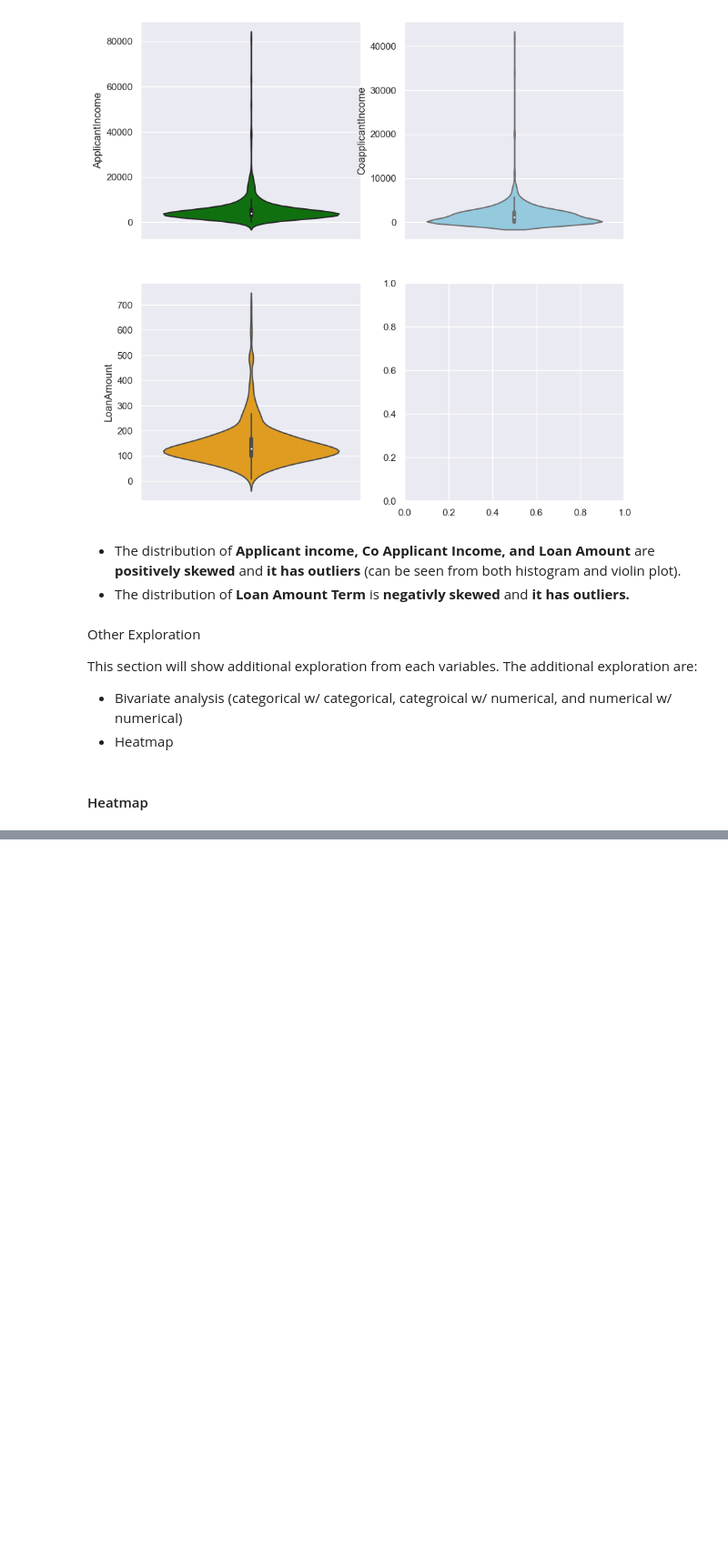
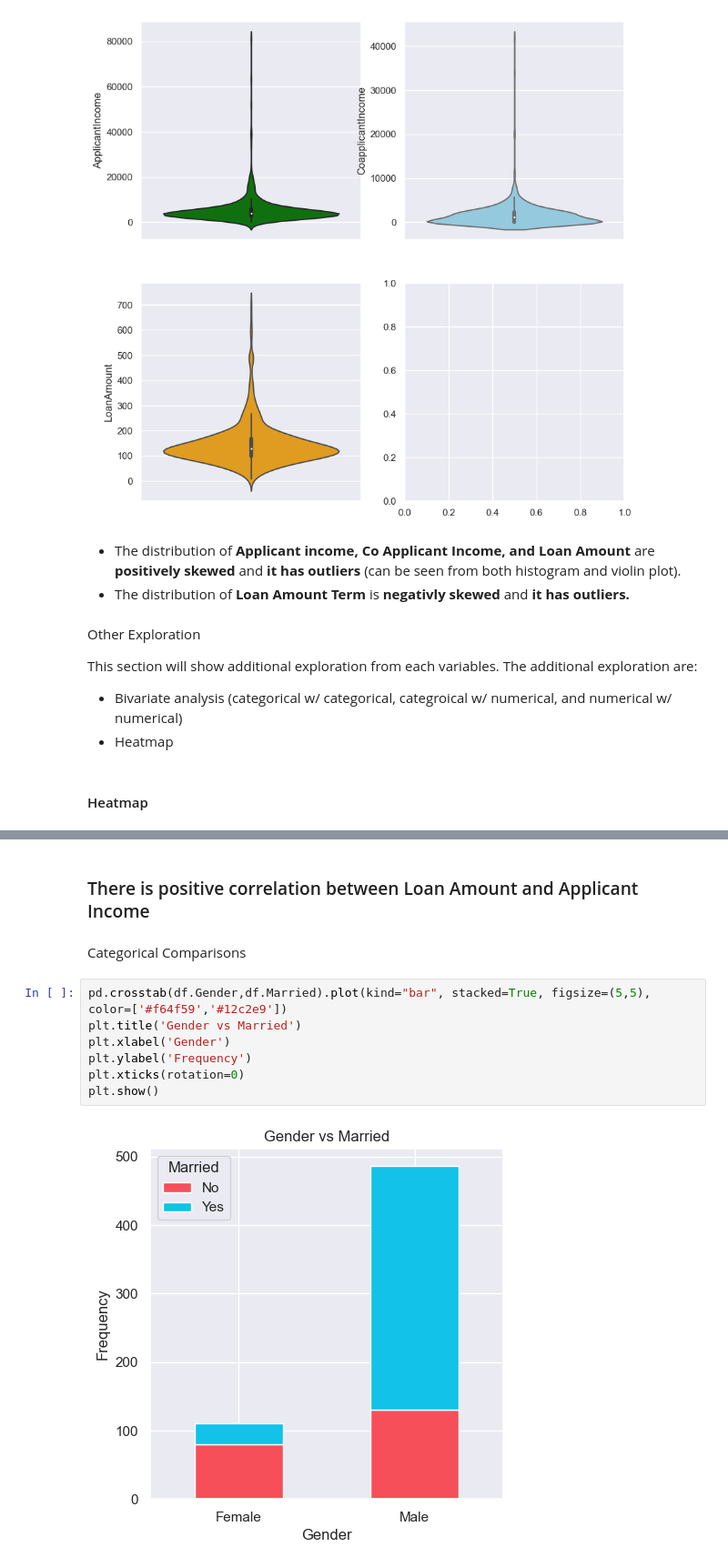
Before and after one commit to kobebaffour/machine_learning, a Jupyter notebook: Loan Prediction/loan_prediction_nm.ipynb, the cells around one changed output, grey strips where cells are left out. Shown: that part at 91% size. Saved outputs shown, nothing was run; the diff lists cells and outputs as text; blank space fills up the shorter version.

Commit message:
comparisons

```diff
--- a/Loan Prediction/loan_prediction_nm.ipynb
+++ b/Loan Prediction/loan_prediction_nm.ipynb
@@ -401,3 +401,16 @@ sns.heatmap(numeric_df.corr(), annot=True, cmap='inferno')
 plt.show()
 # %% [output]
 [figure]
+# %% [markdown]
+### There is positive correlation between Loan Amount and Applicant Income
+# %% [markdown]
+Categorical Comparisons
+# %%
+pd.crosstab(df.Gender,df.Married).plot(kind="bar", stacked=True, figsize=(5,5), color=['#f64f59','#12c2e9'])
+plt.title('Gender vs Married')
+plt.xlabel('Gender')
+plt.ylabel('Frequency')
+plt.xticks(rotation=0)
+plt.show()
+# %% [output]
+[figure, added]
```
Also changed, not shown: parts of 16 cells of this notebook.
